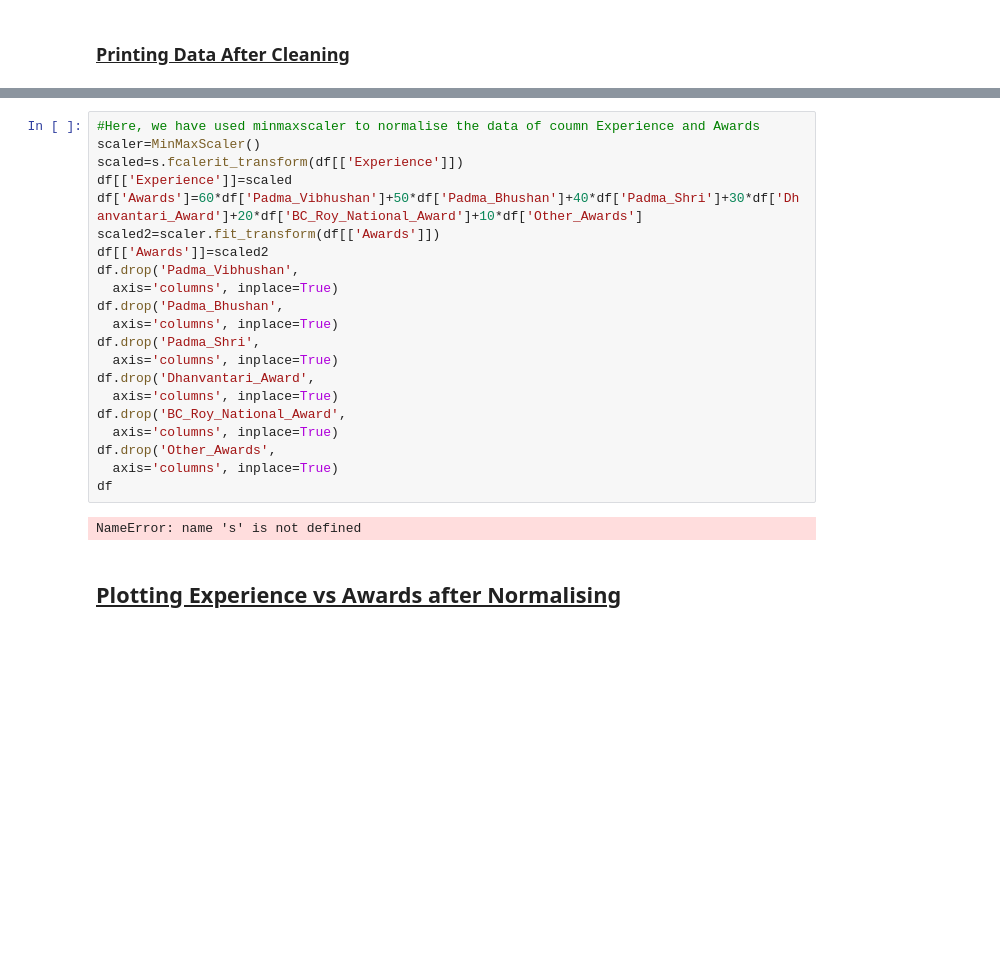
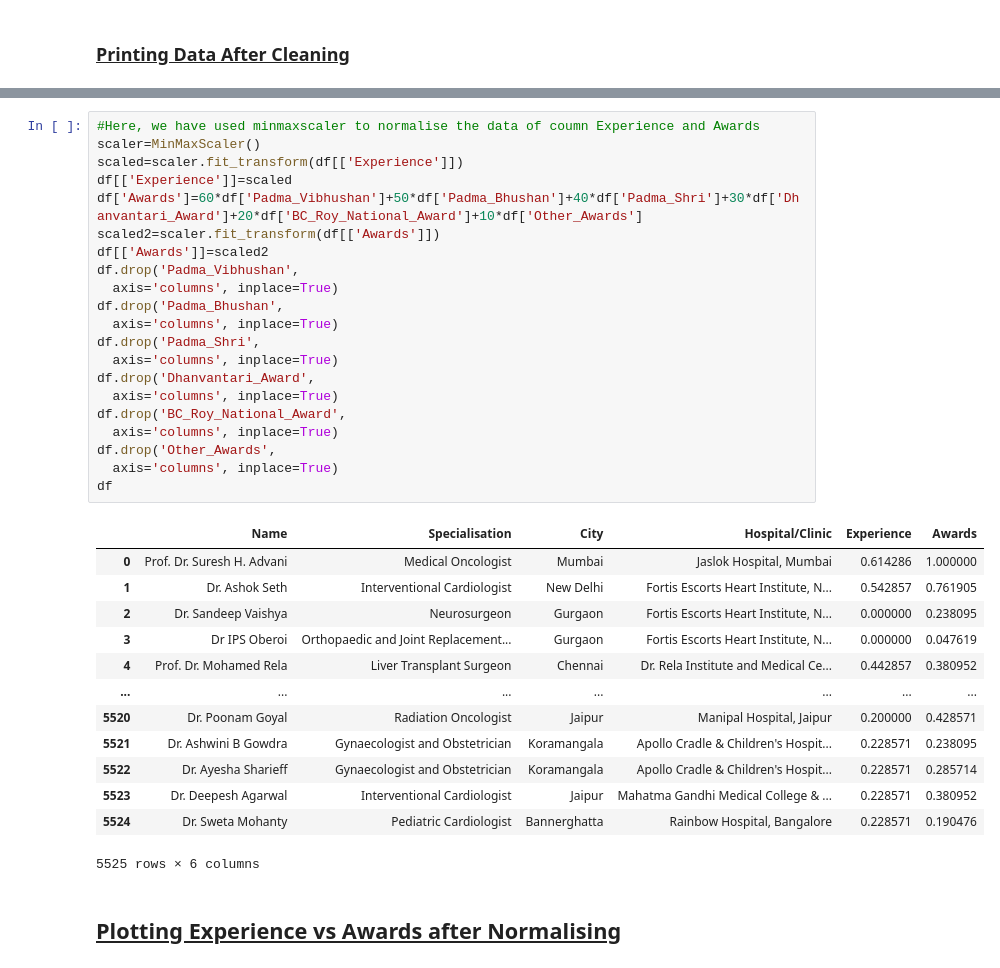
Before and after one commit to roshanidmce/Doctor-Recommendation-System, a Jupyter notebook: DoctorRecommendation.ipynb, the cells around one changed output, grey strips where cells are left out. Saved outputs shown, nothing was run; the diff lists cells and outputs as text; blank space fills up the shorter version.

```diff
--- a/DoctorRecommendation.ipynb
+++ b/DoctorRecommendation.ipynb
@@ -46,26 +46,38 @@ df.head()
 # %%
 #Here, we have used minmaxscaler to normalise the data of coumn Experience and Awards
 scaler=MinMaxScaler()
-scaled=s.fcalerit_transform(df[['Experience']])
+scaled=scaler.fit_transform(df[['Experience']])
 df[['Experience']]=scaled
 df['Awards']=60*df['Padma_Vibhushan']+50*df['Padma_Bhushan']+40*df['Padma_Shri']+30*df['Dhanvantari_Award']+20*df['BC_Roy_National_Award']+10*df['Other_Awards']
 scaled2=scaler.fit_transform(df[['Awards']])
 df[['Awards']]=scaled2
 df.drop('Padma_Vibhushan',
   axis='columns', inplace=True)
 df.drop('Padma_Bhushan',
   axis='columns', inplace=True)
 df.drop('Padma_Shri',
   axis='columns', inplace=True)
 df.drop('Dhanvantari_Award',
   axis='columns', inplace=True)
 df.drop('BC_Roy_National_Award',
   axis='columns', inplace=True)
 df.drop('Other_Awards',
   axis='columns', inplace=True)
 df
 # %% [output]
+|  | Name | Specialisation | City | Hospital/Clinic | Experience | Awards |
+| 0 | Prof. Dr. Suresh H. Advani | Medical Oncologist | Mumbai | Jaslok Hospital, Mumbai | 0.614286 | 1.000000 |
+| 1 | Dr. Ashok Seth | Interventional Cardiologist | New Delhi | Fortis Escorts Heart Institute, N... | 0.542857 | 0.761905 |
+| 2 | Dr. Sandeep Vaishya | Neurosurgeon | Gurgaon | Fortis Escorts Heart Institute, N... | 0.000000 | 0.238095 |
+| 3 | Dr IPS Oberoi | Orthopaedic and Joint Replacement... | Gurgaon | Fortis Escorts Heart Institute, N... | 0.000000 | 0.047619 |
+| 4 | Prof. Dr. Mohamed Rela | Liver Transplant Surgeon | Chennai | Dr. Rela Institute and Medical Ce... | 0.442857 | 0.380952 |
+| ... | ... | ... | ... | ... | ... | ... |
+| 5520 | Dr. Poonam Goyal | Radiation Oncologist | Jaipur | Manipal Hospital, Jaipur | 0.200000 | 0.428571 |
+| 5521 | Dr. Ashwini B Gowdra | Gynaecologist and Obstetrician | Koramangala | Apollo Cradle & Children's Hospit... | 0.228571 | 0.238095 |
+| 5522 | Dr. Ayesha Sharieff | Gynaecologist and Obstetrician | Koramangala | Apollo Cradle & Children's Hospit... | 0.228571 | 0.285714 |
+| 5523 | Dr. Deepesh Agarwal | Interventional Cardiologist | Jaipur | Mahatma Gandhi Medical College & ... | 0.228571 | 0.380952 |
+| 5524 | Dr. Sweta Mohanty | Pediatric Cardiologist | Bannerghatta | Rainbow Hospital, Bangalore | 0.228571 | 0.190476 |
-NameError: name 's' is not defined
+5525 rows × 6 columns
 # %% [markdown]
 ## <u>Plotting Experience vs Awards after Normalising</u>
 # %%
```
Also changed, not shown: parts of 10 cells of this notebook, 1 other file.
